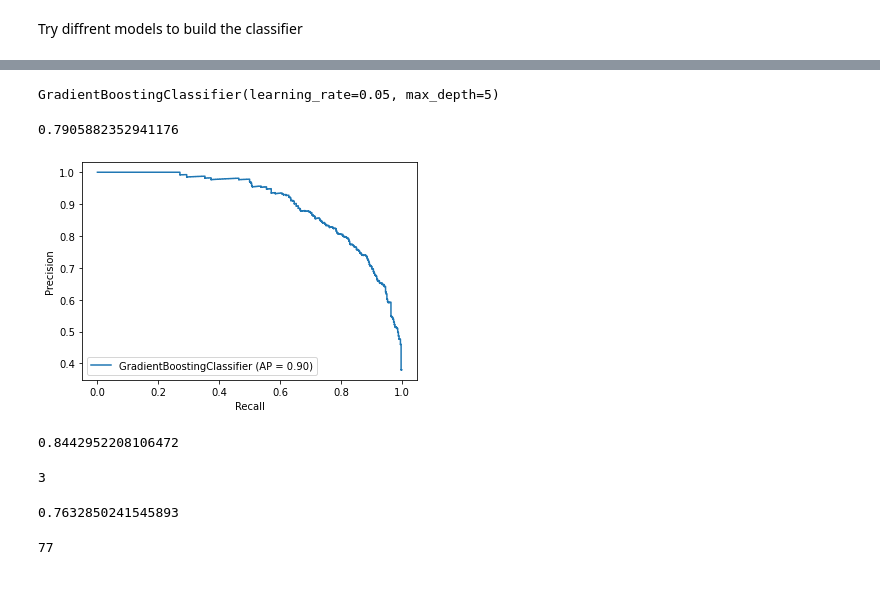
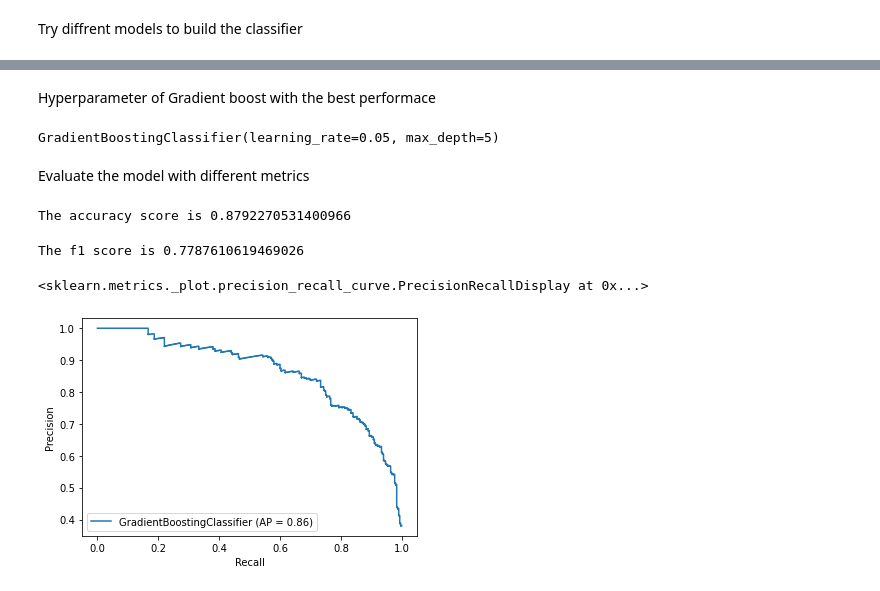
Before and after one commit to anthonycyy/email-spam-classifier, a Jupyter notebook: email_spam_clf.ipynb, the cells around one changed output, grey strips where cells are left out. Drawn from its saved outputs; the diff is of its cells as text; code cells hidden in the pictures.

```diff
--- a/email_spam_clf.ipynb
+++ b/email_spam_clf.ipynb
@@ -150,10 +150,9 @@ array([[False],
 # %%
-feature=multiple_word_ls
-X_train, X_test, y_train, y_test = train_test_split(X[feature], y,test_size=0.2,stratify=y)
+#run the deep nerual network with another merics
+#area under roc curve
 model = keras.models.Sequential()
-model.add(keras.layers.Flatten(input_shape=[len(feature)]))
+model.add(keras.layers.Flatten(input_shape=[len(X_.columns)]))
 model.add(keras.layers.Dense(200, activation = "relu"))
 model.add(keras.layers.Dense(100, activation = "relu"))
 model.add(keras.layers.Dense(1, activation = "sigmoid"))
-model.compile(loss = "binary_crossentropy",optimizer = "sgd",metrics="accuracy")
-model.fit(X_train,y_train,epochs=50,validation_data=(X_test,y_test))
+model.compile(loss = "binary_crossentropy",optimizer = "sgd",metrics=[tf.keras.metrics.AUC()])
@@ -175,6 +195,6 @@ from sklearn.metrics import roc_auc_score
 # %%
-pca = PCA(n_components=0.9)
+pca = PCA(n_components=0.99)
 # %%
-X_pca=pca.fit_transform(X[multiple_word_hs])
+X_pca=pca.fit_transform(X_)
 pca.n_components_
 # %% [output]
@@ -182,2 +204,2 @@ pca.n_components_
 # %%
-X_train_p, X_test_p, y_train_p, y_test_p = train_test_split(X_pca, y,test_size=0.3,stratify=y)
+X_train_p, X_test_p, y_train_p, y_test_p = train_test_split(X_pca, y,test_size=0.2,stratify=y)
@@ -221,29 +249,21 @@ for max_depth in range(1,6):
+# %% [markdown]
+Hyperparameter of Gradient boost with the best performace
 # %%
 model
 # %% [output]
 GradientBoostingClassifier(learning_rate=0.05, max_depth=5)
+# %% [markdown]
+Evaluate the model with different metrics
+# %%
+print("The accuracy score is {}".format(model.score(X_test_p,y_test_p)))
+# %% [output]
+The accuracy score is 0.8792270531400966
 # %%
-f1_score(y_test_p,model.predict(X_test_p))
+print("The f1 score is {}".format(f1_score(y_test_p,model.predict(X_test_p))))
 # %% [output]
-0.7905882352941176
+The f1 score is 0.7787610619469026
 # %%
-disp = plot_precision_recall_curve(model, X_test_p, y_test_p)
+plot_precision_recall_curve(model, X_test_p, y_test_p)
 # %% [output]
+<sklearn.metrics._plot.precision_recall_curve.PrecisionRecallDisplay at 0x...>
-[figure, old version]
+[figure, new version]
-# %%
-roc_auc_score(y_test_p,model.predict(X_test_p))
-# %% [output]
-0.8442952208106472
-# %%
-pca = PCA(n_components=0.95)
-X_pca=pca.fit_transform(X[multiple_word_hs+single_word])
-pca.n_components_
-# %% [output]
-3
-# %%
-X_train_p, X_test_p, y_train_p, y_test_p = train_test_split(X_pca, y,test_size=0.2,stratify=y)
-GB=GradientBoostingClassifier(n_estimators=100, learning_rate=1.0,max_depth=3)
-clf_GB=GB.fit(X_train_p,y_train_p)
-clf_GB.score(X_test_p,y_test_p)
-# %% [output]
-0.7632850241545893
@@ -255,4 +269,0 @@ def test_pca(f,fraction):
-# %%
-test_pca(multiple_word_hs,0.98)[1]
-# %% [output]
-77
```
Also changed, not shown: parts of 42 cells of this notebook.
